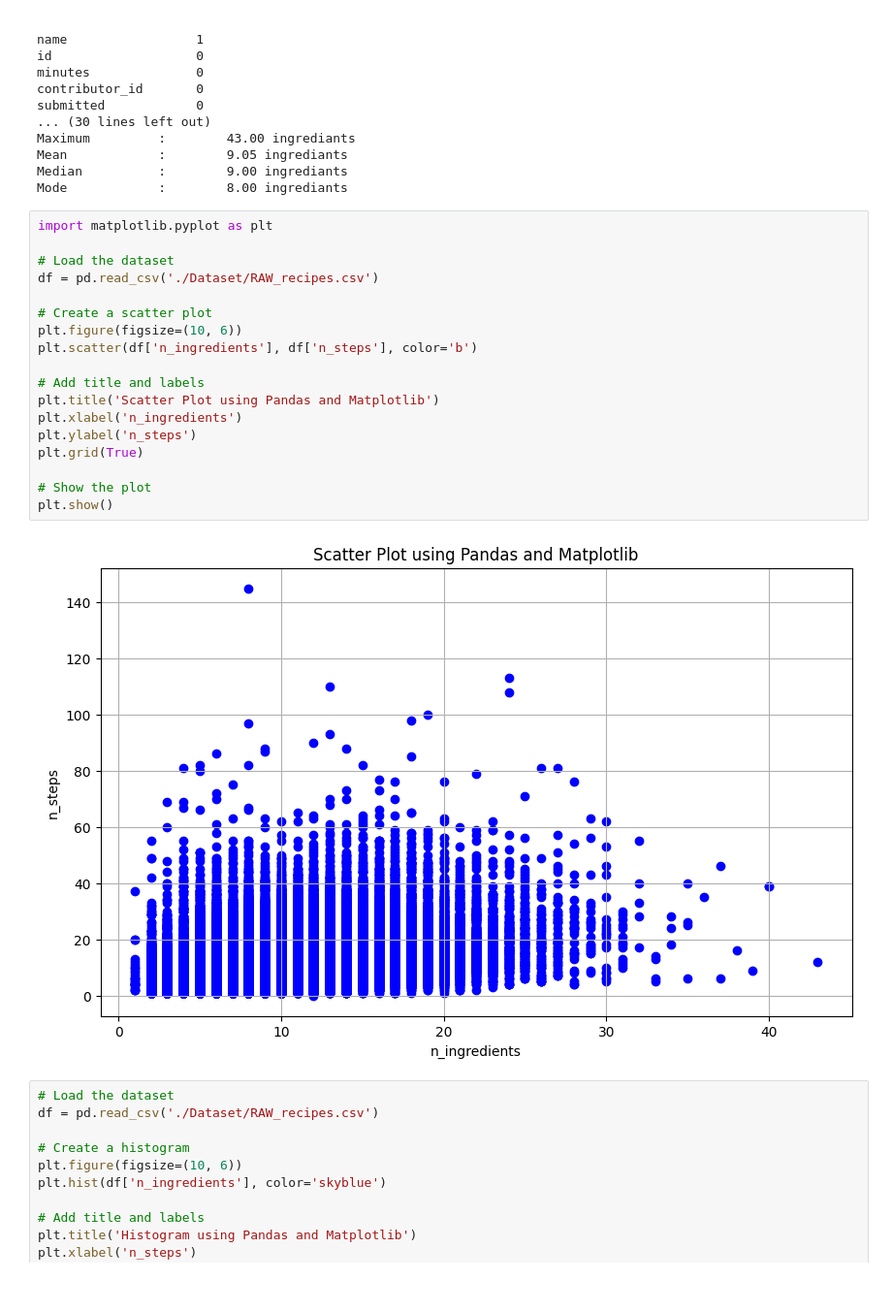
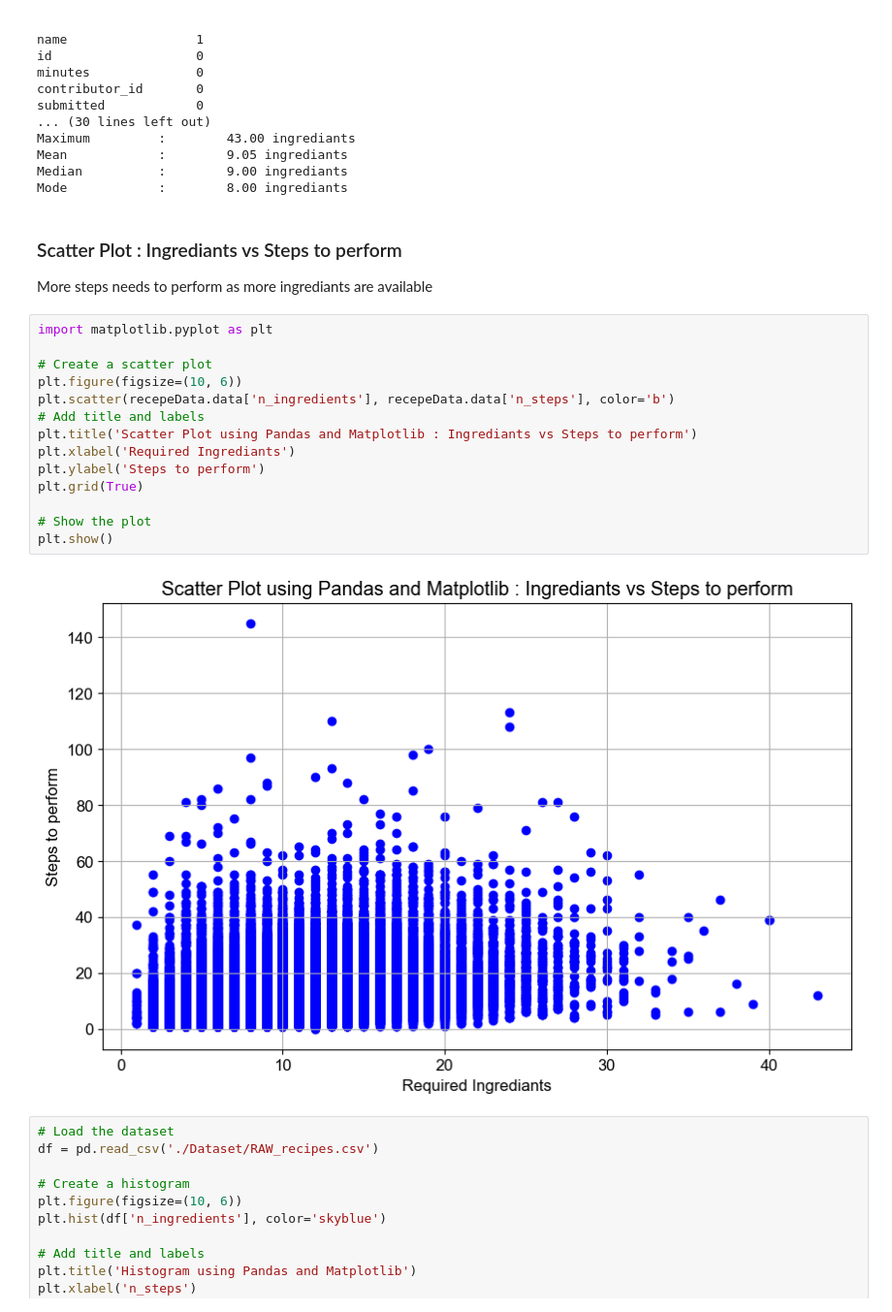
Before and after one commit to khushbunlad/PROG8431, a Jupyter notebook: Workshop2.ipynb, the cells around one changed output. Shown at 97% size. Drawn from its saved outputs; the diff is of its cells as text; blank space fills up the shorter version.

Commit message:
Updated 1st graph labels

```diff
--- a/Workshop2.ipynb
+++ b/Workshop2.ipynb
@@ -141,26 +141,26 @@ Maximum         :        43.00 ingrediants
 Mean            :        9.05 ingrediants
 Median          :        9.00 ingrediants
 Mode            :        8.00 ingrediants
+# %% [markdown]
+### Scatter Plot : Ingrediants vs Steps to perform
+
+More steps needs to perform as more ingrediants are available
 # %%
 import matplotlib.pyplot as plt
 
-# Load the dataset
-df = pd.read_csv('./Dataset/RAW_recipes.csv')
-
 # Create a scatter plot
 plt.figure(figsize=(10, 6))
-plt.scatter(df['n_ingredients'], df['n_steps'], color='b')
-
+plt.scatter(recepeData.data['n_ingredients'], recepeData.data['n_steps'], color='b')
 # Add title and labels
-plt.title('Scatter Plot using Pandas and Matplotlib')
-plt.xlabel('n_ingredients')
-plt.ylabel('n_steps')
+plt.title('Scatter Plot using Pandas and Matplotlib : Ingrediants vs Steps to perform')
+plt.xlabel('Required Ingrediants')
+plt.ylabel('Steps to perform')
 plt.grid(True)
 
 # Show the plot
 plt.show()
 # %% [output]
-[figure, old version]
+[figure, new version]
 # %%
 # Load the dataset
 df = pd.read_csv('./Dataset/RAW_recipes.csv')
```
Also changed, not shown: parts of 1 cell of this notebook.
